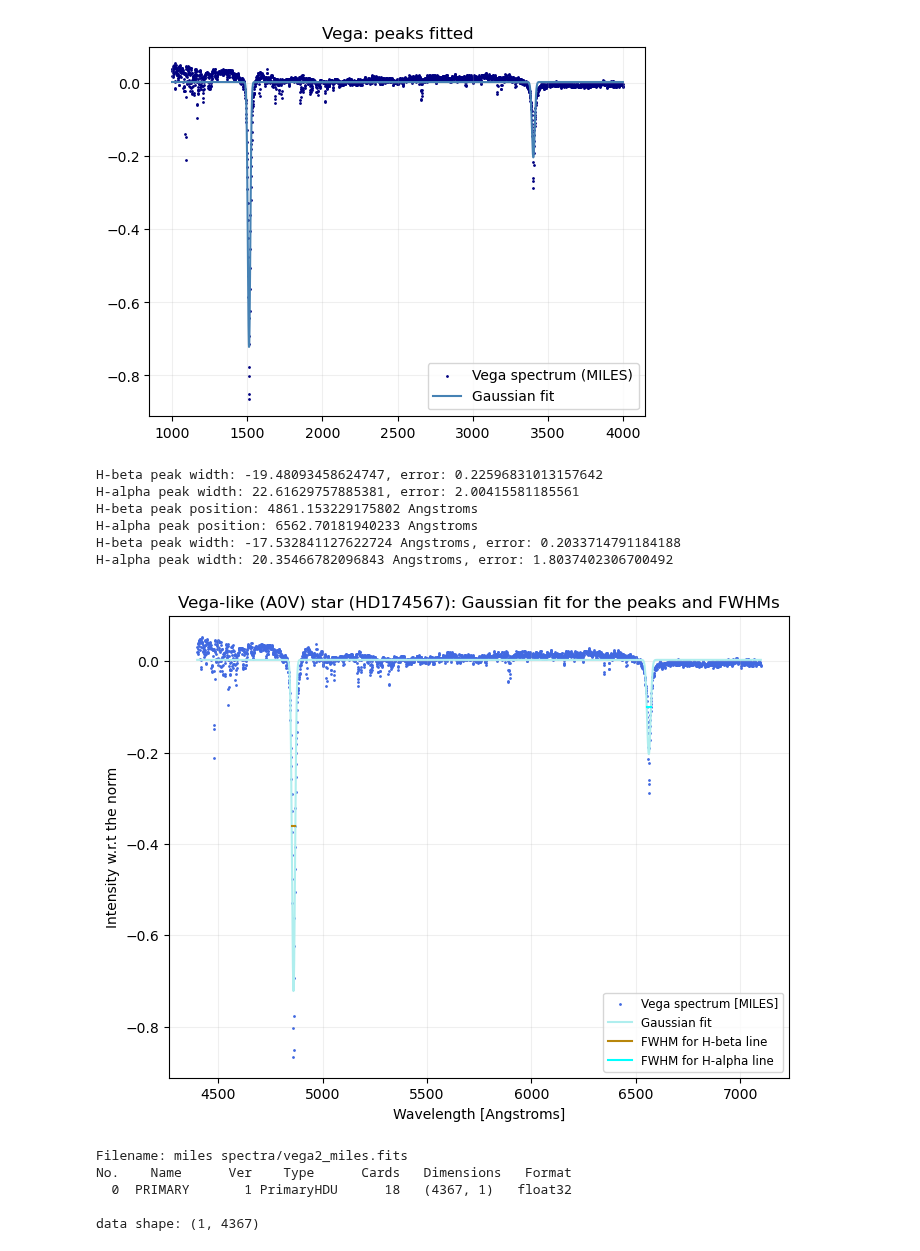
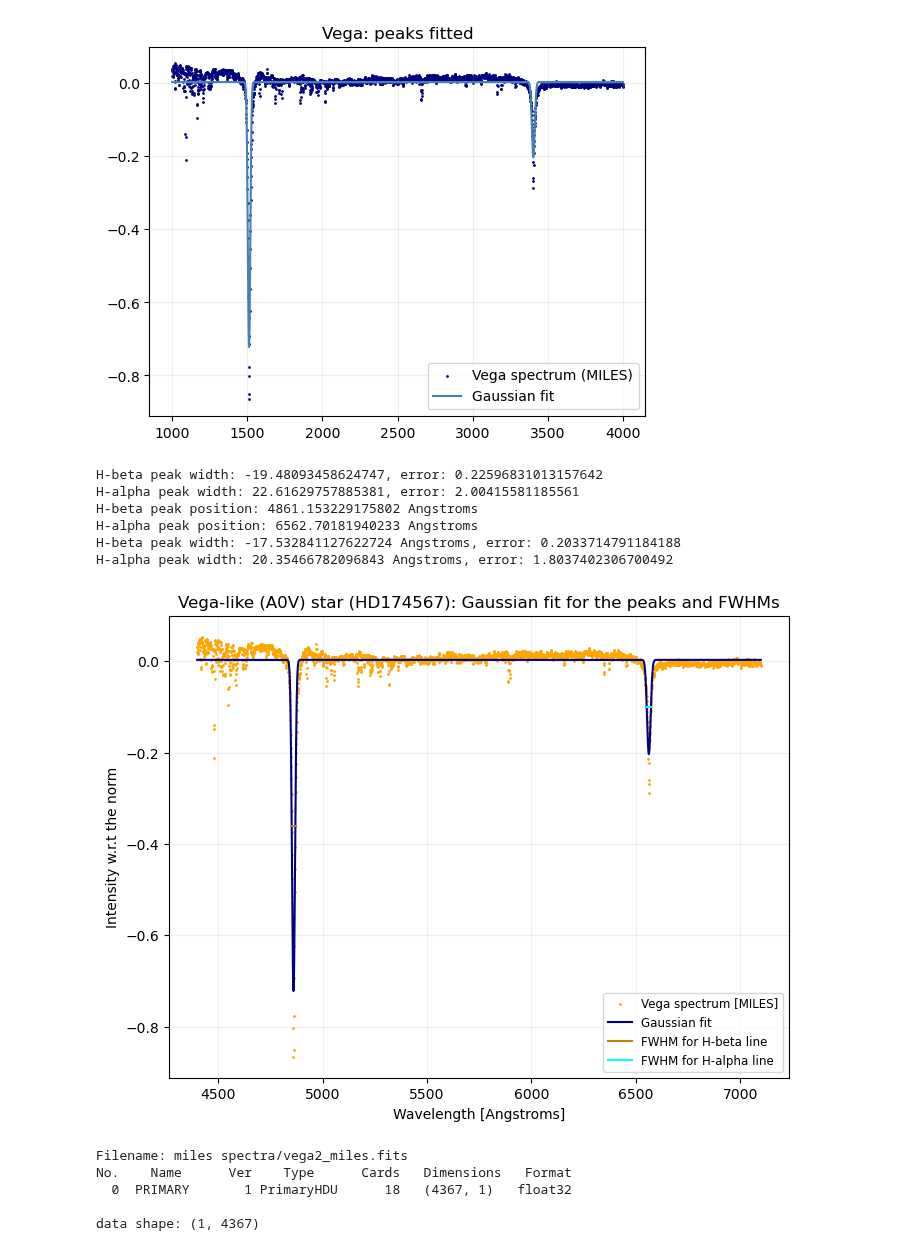
Before and after one commit to Timobrenn/G99-Spectroscopy, a Jupyter notebook: FWHM-vega.ipynb, the cells around one changed output. Saved outputs shown, nothing was run; the diff lists cells and outputs as text; code cells hidden in the pictures.

```diff
--- a/FWHM-vega.ipynb
+++ b/FWHM-vega.ipynb
@@ -512,36 +512,36 @@ m1_a = a_in_pix*m1+a_off
 m2_a = a_in_pix*m2+a_off
 
 print(f"H-beta peak width: {fwhm1}, error: {fwhm1_err}")
 print(f"H-alpha peak width: {fwhm2}, error: {fwhm2_err}")
 print(f"H-beta peak position: {m1_a} Angstroms")
 print(f"H-alpha peak position: {m2_a} Angstroms")
 
 x_range_miles_a = x_range_miles*a_in_pix+a_off
 
 print(f"H-beta peak width: {a_in_pix*fwhm1} Angstroms, error: {a_in_pix*fwhm1_err}")
 print(f"H-alpha peak width: {a_in_pix*fwhm2} Angstroms, error: {a_in_pix*fwhm2_err}")
 
 fig=figure(figsize=(8,6))
 frame=fig.add_subplot(1,1,1)
-frame.scatter(x_range_miles_a,vega_miles_line,color="royalblue", label="Vega spectrum [MILES]",s=1)
-frame.plot(x_range_miles_a,f_composed,color="paleturquoise", label="Gaussian fit")
+frame.scatter(x_range_miles_a,vega_miles_line,color="orange", label="Vega spectrum [MILES]",s=1)
+frame.plot(x_range_miles_a,f_composed,color="navy", label="Gaussian fit")
 frame.plot(fwhm1_x*a_in_pix+a_off,fwhm1_y,color="darkgoldenrod", label="FWHM for H-beta line")
 frame.plot(fwhm2_x*a_in_pix+a_off,fwhm2_y,color="cyan", label="FWHM for H-alpha line")
 frame.set_title("Vega-like (A0V) star (HD174567): Gaussian fit for the peaks and FWHMs")
 frame.grid(alpha=0.2)
 frame.set_ylabel("Intensity w.r.t the norm")
 frame.set_xlabel("Wavelength [Angstroms]")
 frame.legend(fontsize=8.5)
 show()
 close(fig)
 # %% [output]
 H-beta peak width: -19.48093458624747, error: 0.22596831013157642
 H-alpha peak width: 22.61629757885381, error: 2.00415581185561
 H-beta peak position: 4861.153229175802 Angstroms
 H-alpha peak position: 6562.70181940233 Angstroms
 H-beta peak width: -17.532841127622724 Angstroms, error: 0.2033714791184188
 H-alpha peak width: 20.35466782096843 Angstroms, error: 1.8037402306700492
-[figure, old version]
+[figure, new version]
 # %%
 # trying to figure out if it's the spectrum that doesn't make sense of if i'm just dumb
 
```
Also changed, not shown: parts of 1 cell of this notebook, 6 other files.
